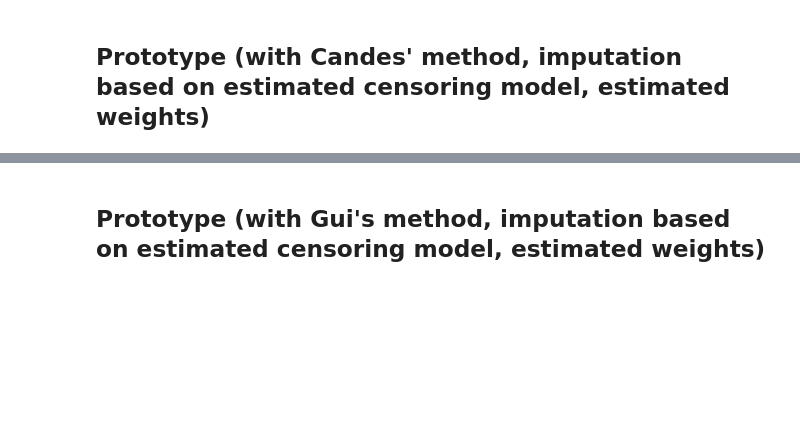
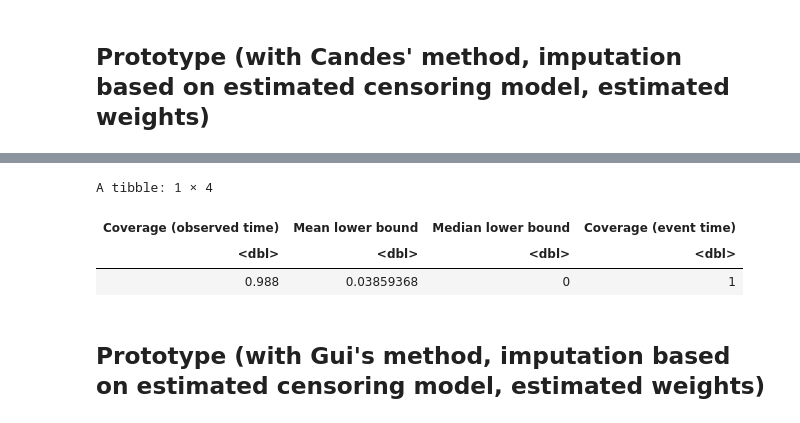
Before and after one commit to msesia/conformal_survival, a Jupyter notebook: code/survival-cqr-new.ipynb, the cells around one changed output, grey strips where cells are left out. Cells and saved outputs as stored; diff of their text form; code cells hidden in the pictures; blank space fills up the shorter version.

```diff
--- a/code/survival-cqr-new.ipynb
+++ b/code/survival-cqr-new.ipynb
@@ -378,8 +409,9 @@ evaluate_bounds(data.test.oracle$time,
 # %%
 source("utils_conformal.R")
 
-pred.proto <- predict_prototype(data.test, surv_model, cens_model, data.cal, alpha, tuning.package=tuning.package, cutoffs="candes-tuning")
+pred.proto <- predict_prototype(data.test, surv_model, censoring_model, data.cal, alpha, tuning.package=tuning.package, cutoffs="candes-tuning")
 
 evaluate_bounds(data.test$time,
                 pred.proto,
                 event_time=data.test.oracle$event_time)
+# %% [output]
@@ -386,3 +420,7 @@ evaluate_bounds(data.test$time,
+A tibble: 1 × 4
+| Coverage (observed time) | Mean lower bound | Median lower bound | Coverage (event time) |
+| <dbl> | <dbl> | <dbl> | <dbl> |
+| 0.988 | 0.03859368 | 0 | 1 |
 # %% [markdown]
 ## Prototype (with Gui's method, imputation based on estimated censoring model, estimated weights)
 # %%
```
Also changed, not shown: parts of 28 cells of this notebook, 3 other files.
